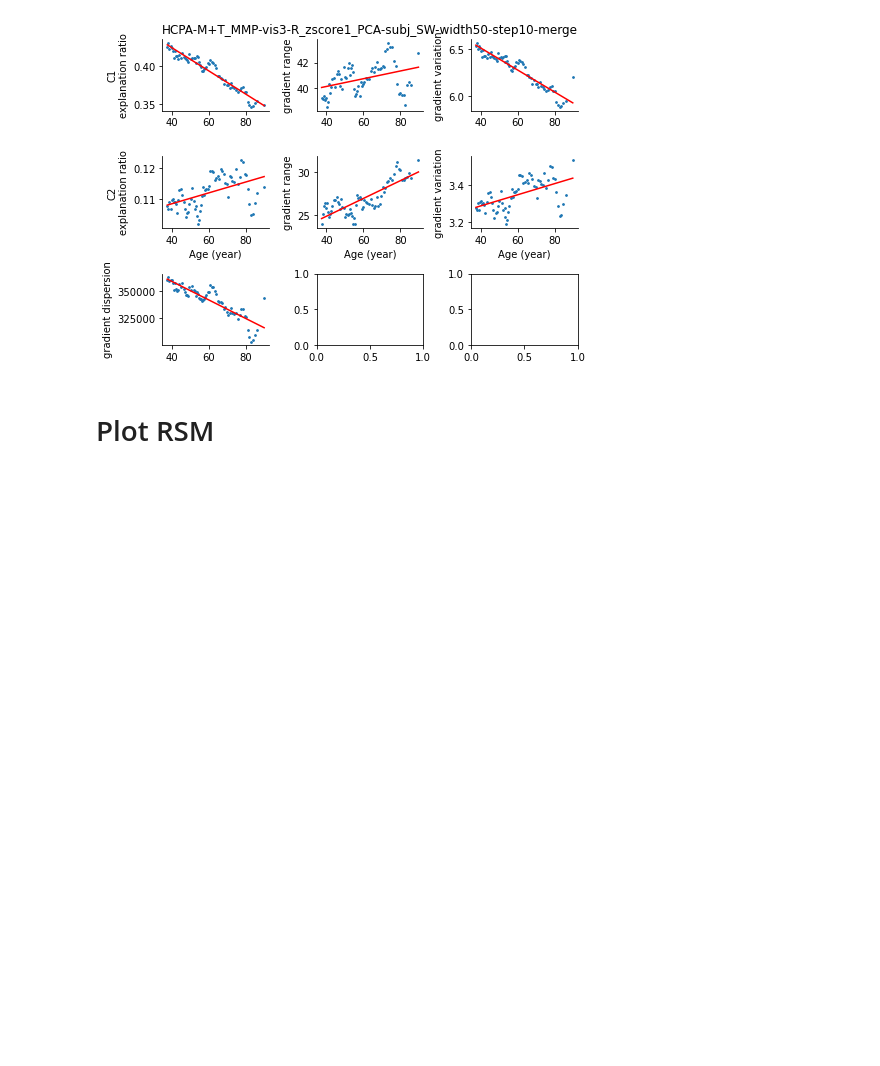
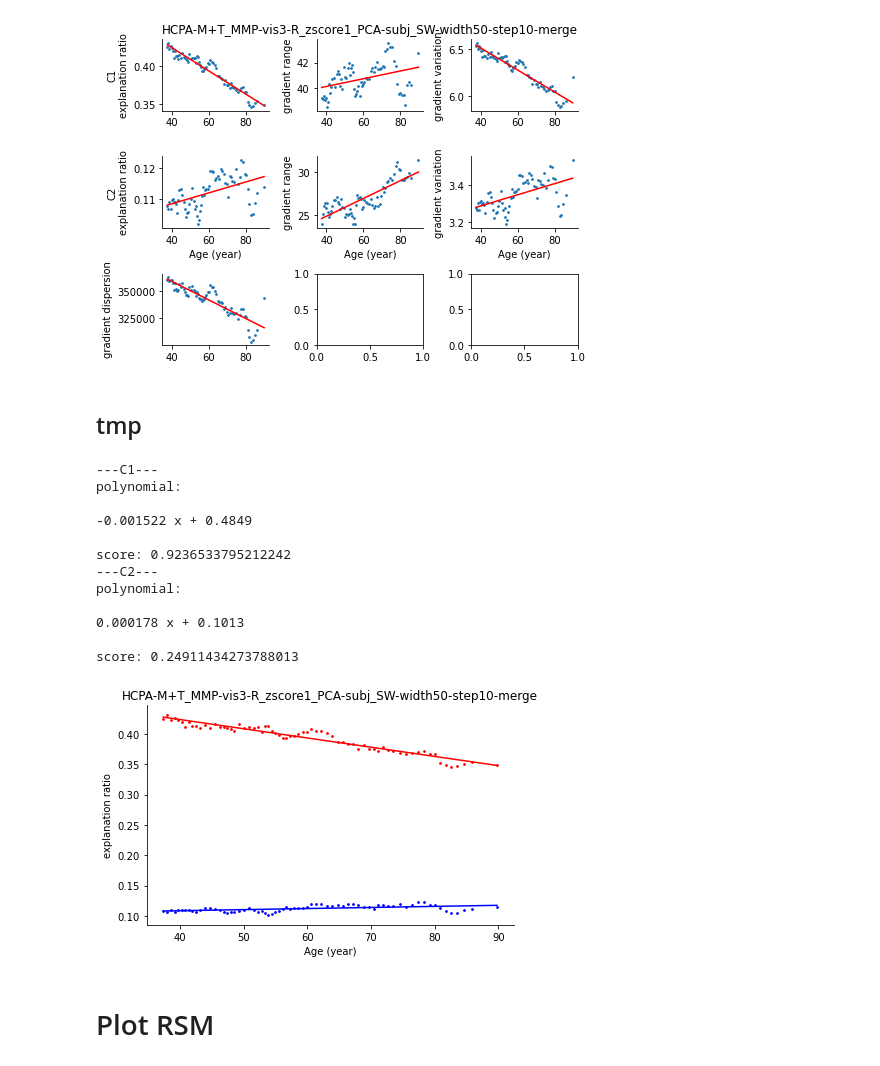
Before and after one commit to BNUCNL/nibrain, a Jupyter notebook: cxy_visual_dev/scripts/plot_scatter.ipynb, the cells around one changed output. Drawn from its saved outputs; the diff is of its cells as text; code cells hidden in the pictures; blank space fills up the shorter version.

```diff
--- a/cxy_visual_dev/scripts/plot_scatter.ipynb
+++ b/cxy_visual_dev/scripts/plot_scatter.ipynb
@@ -395,6 +395,48 @@ polynomial:
 
 score: (0.8658844383071873, 1.573857523051224e-21)
 [figure]
+# %% [markdown]
+## tmp
+# %%
+title1 = 'HCPA-M+T_MMP-vis3-R_zscore1_PCA-subj'
+title2 = 'SW-width50-step10-merge'
+out_file = pjoin(work_dir, f'{title1}_{title2}_param.jpg')
+
+figsize = (6, 4)
+pc_names = ['C1', 'C2']
+pc2color = {'C1': 'r', 'C2': 'b'}
+param_name = 'explanation ratio'
+
+fpath = pjoin(anal_dir, f'decomposition/{title1}_{title2}_param.pkl')
+data = pkl.load(open(fpath, 'rb'))
+fig, ax = plt.subplots(1, 1, figsize=figsize)
+x = data['age in months'] / 12
+for row_idx, pc_name in enumerate(pc_names):
+    print(f'---{pc_name}---')
+    plot_polyfit(x, data[f'{pc_name} {param_name}'], 1, scoring='r2_score',
+                 color=pc2color[pc_name], s=3, c=pc2color[pc_name], ax=ax)
+ax.set_title(f'{title1}_{title2}')
+ax.set_xlabel('Age (year)')
+ax.set_ylabel(param_name)
+ax.spines['top'].set_visible(False)
+ax.spines['right'].set_visible(False)
+
+fig.tight_layout()
+fig.savefig(out_file)
+# %% [output]
+---C1---
+polynomial:
+
+-0.001522 x + 0.4849
+
+score: 0.9236533795212242
+---C2---
+polynomial:
+
+0.000178 x + 0.1013
+
+score: 0.24911434273788013
+[figure, added]
 # %% [markdown]
 # Plot RSM
 # %% [markdown]
```
Also changed, not shown: parts of 2 cells of this notebook, 2 other files.
